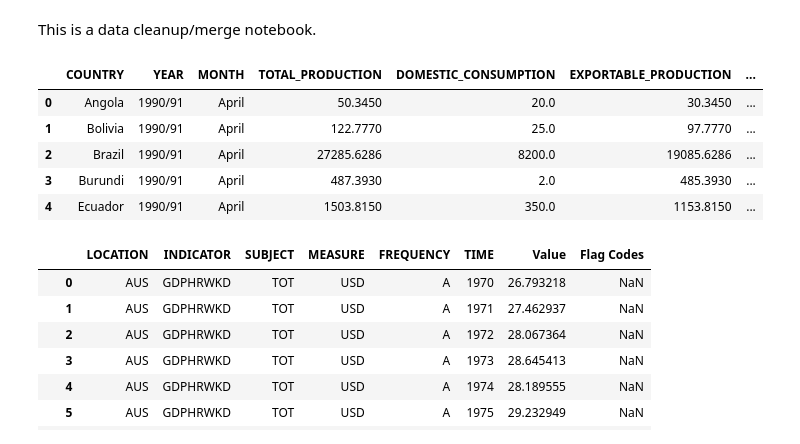
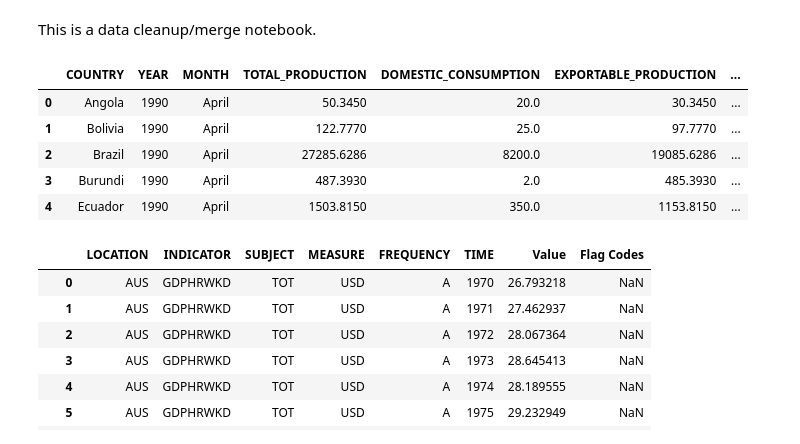
Before and after one commit to andrewboring/Confabulators_Project_1, a Jupyter notebook: data/data_cleanup.ipynb, the cells around one changed output. Saved outputs shown, nothing was run; the diff lists cells and outputs as text; code cells hidden in the pictures.

```diff
--- a/data/data_cleanup.ipynb
+++ b/data/data_cleanup.ipynb
@@ -5,13 +6,17 @@ import pandas as pd
 # %%
 coffee_data = pd.read_csv("coffee_data.csv")
 coffee_data.head()
+
+#Clean "Year" column
+coffee_data['YEAR'] = coffee_data['YEAR'].astype(str).str[:-3].astype(np.int64)
+coffee_data.head()
 # %% [output]
 |  | COUNTRY | YEAR | MONTH | TOTAL_PRODUCTION | DOMESTIC_CONSUMPTION | EXPORTABLE_PRODUCTION | ... |
-| 0 | Angola | 1990/91 | April | 50.3450 | 20.0 | 30.3450 | ... |
-| 1 | Bolivia | 1990/91 | April | 122.7770 | 25.0 | 97.7770 | ... |
-| 2 | Brazil | 1990/91 | April | 27285.6286 | 8200.0 | 19085.6286 | ... |
-| 3 | Burundi | 1990/91 | April | 487.3930 | 2.0 | 485.3930 | ... |
-| 4 | Ecuador | 1990/91 | April | 1503.8150 | 350.0 | 1153.8150 | ... |
+| 0 | Angola | 1990 | April | 50.3450 | 20.0 | 30.3450 | ... |
+| 1 | Bolivia | 1990 | April | 122.7770 | 25.0 | 97.7770 | ... |
+| 2 | Brazil | 1990 | April | 27285.6286 | 8200.0 | 19085.6286 | ... |
+| 3 | Burundi | 1990 | April | 487.3930 | 2.0 | 485.3930 | ... |
+| 4 | Ecuador | 1990 | April | 1503.8150 | 350.0 | 1153.8150 | ... |
 # %%
 gdp_data = pd.read_csv("DP_LIVE_23012019025244104.csv")
 gdp_data
```
Also changed, not shown: parts of 3 cells of this notebook.
